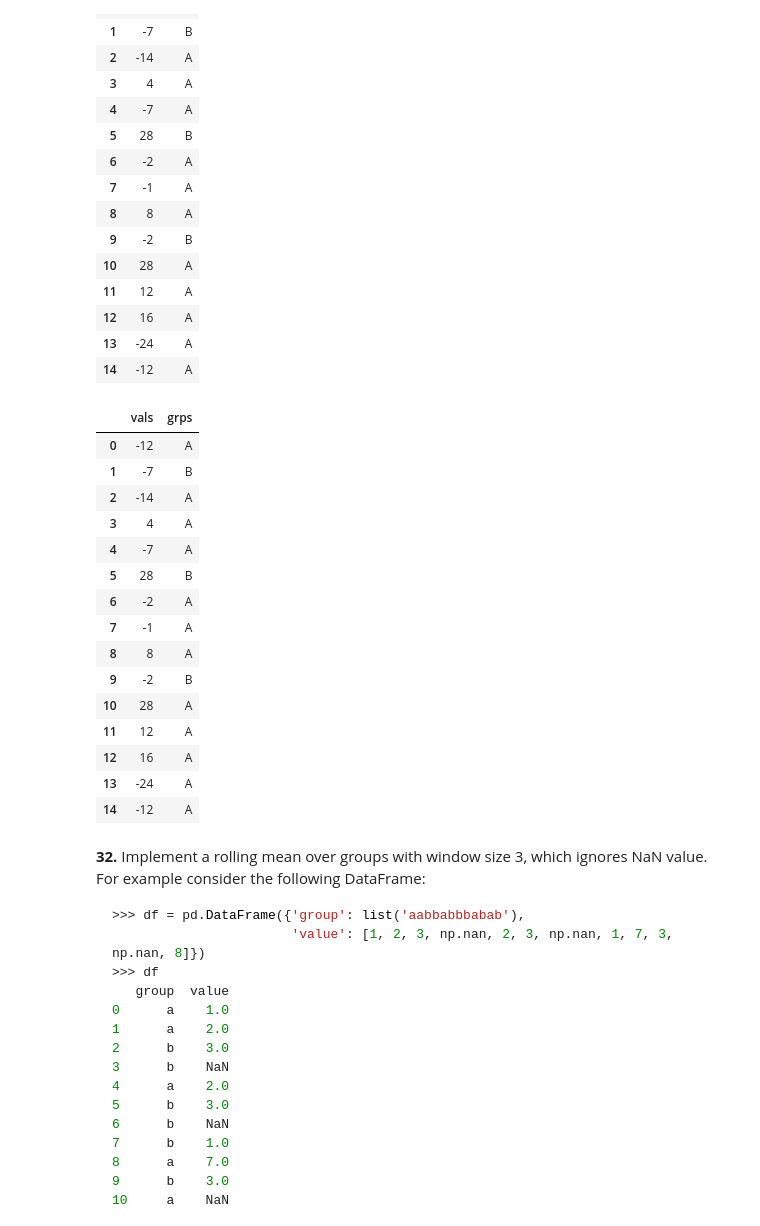
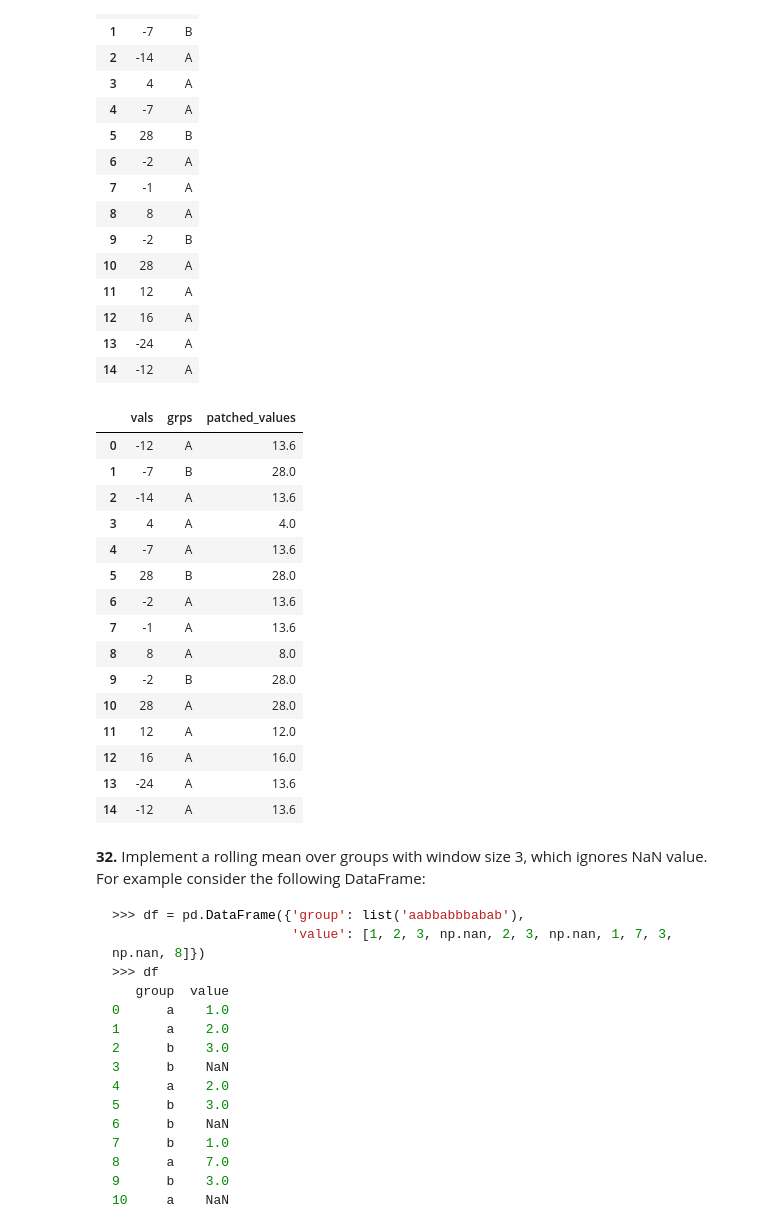
Before and after one commit to Christopherbriantorres/Pandas_Practice, a Jupyter notebook: 100-pandas-puzzles.ipynb, the cells around one changed output. Drawn from its saved outputs; the diff is of its cells as text; code cells hidden in the pictures.

```diff
--- a/100-pandas-puzzles.ipynb
+++ b/100-pandas-puzzles.ipynb
@@ -659,25 +659,33 @@ df
 | 12 | 16 | A |
 | 13 | -24 | A |
 | 14 | -12 | A |
-# %%
-df['patched_values']=
-# %% [output]
-|  | vals | grps |
-| 0 | -12 | A |
-| 1 | -7 | B |
-| 2 | -14 | A |
-| 3 | 4 | A |
-| 4 | -7 | A |
-| 5 | 28 | B |
-| 6 | -2 | A |
-| 7 | -1 | A |
-| 8 | 8 | A |
-| 9 | -2 | B |
-| 10 | 28 | A |
-| 11 | 12 | A |
-| 12 | 16 | A |
-| 13 | -24 | A |
-| 14 | -12 | A |
+# %%
+# group = df.groupby('grps')['vals'].mean()
+group = df[df['vals']>0].groupby('grps').mean()
+group
+a_mean = group.loc['A']['vals']
+b_mean = group.loc['B']['vals']
+# a_mean
+df['patched_values']= np.where(df['grps']=='A', a_mean, b_mean)
+df['patched_values']= np.where(df['vals']<0, df['patched_values'], df['vals'])
+df
+# %% [output]
+|  | vals | grps | patched_values |
+| 0 | -12 | A | 13.6 |
+| 1 | -7 | B | 28.0 |
+| 2 | -14 | A | 13.6 |
+| 3 | 4 | A | 4.0 |
+| 4 | -7 | A | 13.6 |
+| 5 | 28 | B | 28.0 |
+| 6 | -2 | A | 13.6 |
+| 7 | -1 | A | 13.6 |
+| 8 | 8 | A | 8.0 |
+| 9 | -2 | B | 28.0 |
+| 10 | 28 | A | 28.0 |
+| 11 | 12 | A | 12.0 |
+| 12 | 16 | A | 16.0 |
+| 13 | -24 | A | 13.6 |
+| 14 | -12 | A | 13.6 |
 # %% [markdown]
 **32.** Implement a rolling mean over groups with window size 3, which ignores NaN value. For example consider the following DataFrame:
 
```
Also changed, not shown: parts of 8 cells of this notebook.
